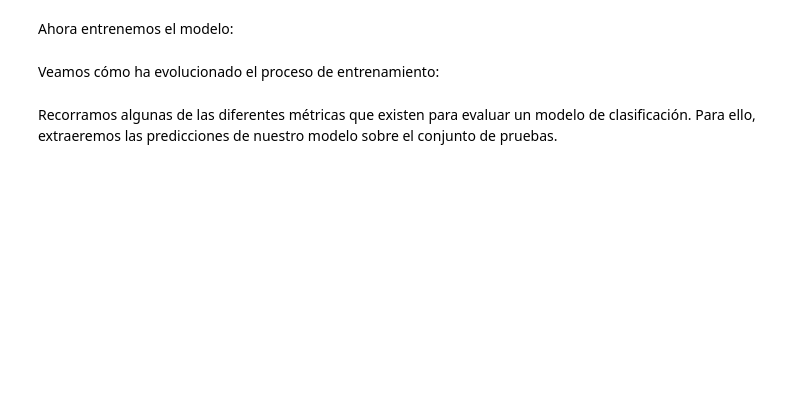
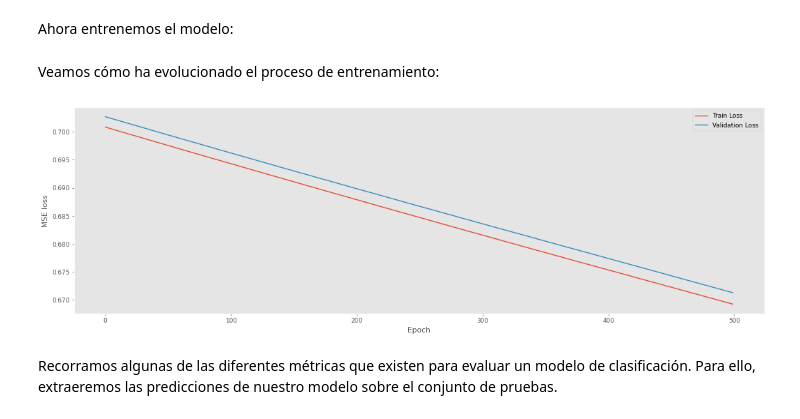
Before and after one commit to blazaid/aprendizaje-profundo, a Jupyter notebook: Notebooks/Redes neuronales artificiales - Métricas para problemas de clasificación y regresión.ipynb, the cells around one changed output. Cells and saved outputs as stored; diff of their text form; code cells hidden in the pictures; blank space fills up the shorter version.

```diff
--- a/Notebooks/Redes neuronales artificiales - Métricas para problemas de clasificación y regresión.ipynb
+++ b/Notebooks/Redes neuronales artificiales - Métricas para problemas de clasificación y regresión.ipynb
@@ -318,13 +345,46 @@ model.summary()
 # %% [markdown]
 Ahora entrenemos el modelo:
 # %%
-history = model.fit(x_train, y_train, batch_size=len(x_train), epochs=500, validation_split=0.1)
+val_split = 0.1
+n_val = int(len(x_train) * val_split)
+indices = torch.randperm(len(x_train))
+val_indices = indices[:n_val]
+train_indices = indices[n_val:]
+
+x_train_final = x_train[train_indices]
+y_train_final = y_train[train_indices]
+x_val = x_train[val_indices]
+y_val = y_train[val_indices]
+
+epochs = 500
+train_losses = []
+val_losses = []
+
+for epoch in range(epochs):
+    model.train()
+    optimizer.zero_grad()
+    y_pred = model(x_train_final)
+    loss = criterion(y_pred, y_train_final)
+    loss.backward()
+    optimizer.step()
+    train_losses.append(loss.item())
+
+    model.eval()
+    with torch.no_grad():
+        y_val_pred = model(x_val)
+        val_loss = criterion(y_val_pred, y_val)
+    val_losses.append(val_loss.item())
 # %% [markdown]
 Veamos cómo ha evolucionado el proceso de entrenamiento:
 # %%
-pd.DataFrame(history.history).plot()
-plt.xlabel('Epoch num.')
+plt.plot(train_losses, label='Train Loss')
+plt.plot(val_losses, label='Validation Loss')
+plt.xlabel('Epoch')
+plt.ylabel('MSE loss')
+plt.legend()
 plt.show()
+# %% [output]
+[figure, added]
 # %% [markdown]
 Recorramos algunas de las diferentes métricas que existen para evaluar un modelo de clasificación. Para ello, extraeremos las predicciones de nuestro modelo sobre el conjunto de pruebas.
 # %%
```
Also changed, not shown: parts of 24 cells of this notebook.
